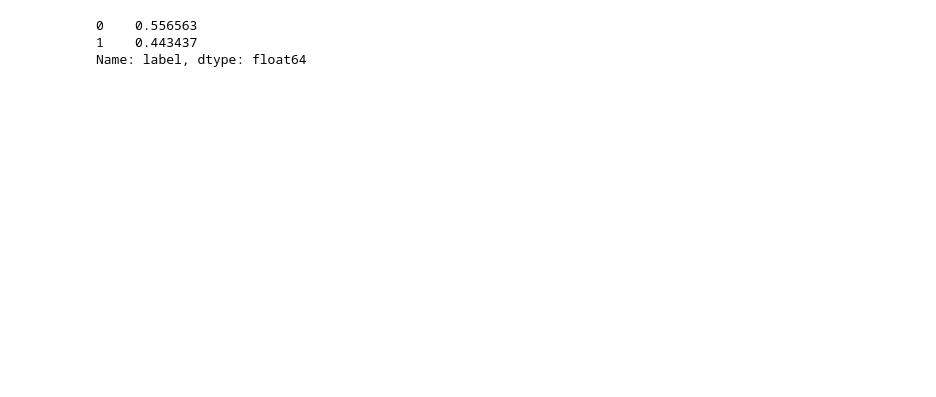
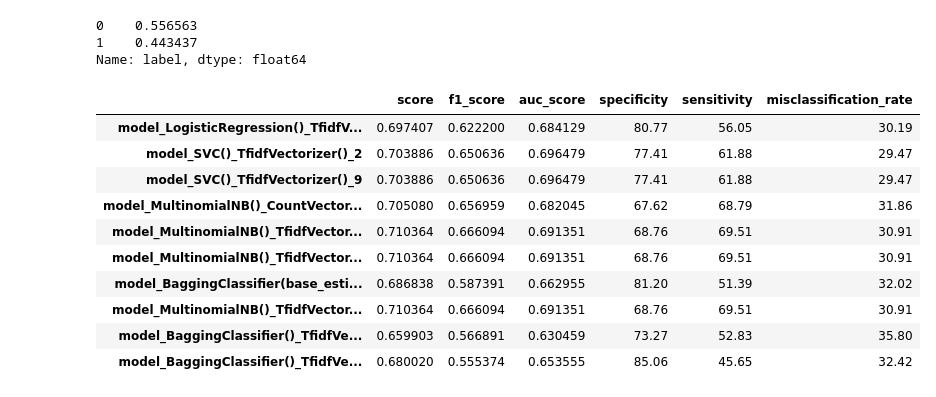
Before and after one commit to krking1512/Capstone, a Jupyter notebook: Code/Modeling.ipynb, the cells around one changed output. Drawn from its saved outputs; the diff is of its cells as text; code cells hidden in the pictures; blank space fills up the shorter version.

```diff
--- a/Code/Modeling.ipynb
+++ b/Code/Modeling.ipynb
@@ -193,3 +193,18 @@ Name: label, dtype: float64
 # %%
 pickle.dump(n_bayes_2.best_estimator_,open('.././Models/n_bayes_2','wb'))
 pickle.dump(SVC_model.best_estimator_,open('.././Models/n_bayes_2','wb'))
+# %%
+model_df.loc[:,['score', 'f1_score', 'auc_score',
+       'specificity', 'sensitivity', 'misclassification_rate']]
+# %% [output]
+|  | score | f1_score | auc_score | specificity | sensitivity | misclassification_rate |
+| model_LogisticRegression()_TfidfV... | 0.697407 | 0.622200 | 0.684129 | 80.77 | 56.05 | 30.19 |
+| model_SVC()_TfidfVectorizer()_2 | 0.703886 | 0.650636 | 0.696479 | 77.41 | 61.88 | 29.47 |
+| model_SVC()_TfidfVectorizer()_9 | 0.703886 | 0.650636 | 0.696479 | 77.41 | 61.88 | 29.47 |
+| model_MultinomialNB()_CountVector... | 0.705080 | 0.656959 | 0.682045 | 67.62 | 68.79 | 31.86 |
+| model_MultinomialNB()_TfidfVector... | 0.710364 | 0.666094 | 0.691351 | 68.76 | 69.51 | 30.91 |
+| model_MultinomialNB()_TfidfVector... | 0.710364 | 0.666094 | 0.691351 | 68.76 | 69.51 | 30.91 |
+| model_BaggingClassifier(base_esti... | 0.686838 | 0.587391 | 0.662955 | 81.20 | 51.39 | 32.02 |
+| model_MultinomialNB()_TfidfVector... | 0.710364 | 0.666094 | 0.691351 | 68.76 | 69.51 | 30.91 |
+| model_BaggingClassifier()_TfidfVe... | 0.659903 | 0.566891 | 0.630459 | 73.27 | 52.83 | 35.80 |
+| model_BaggingClassifier()_TfidfVe... | 0.680020 | 0.555374 | 0.653555 | 85.06 | 45.65 | 32.42 |
```
Also changed, not shown: 6 other files.
